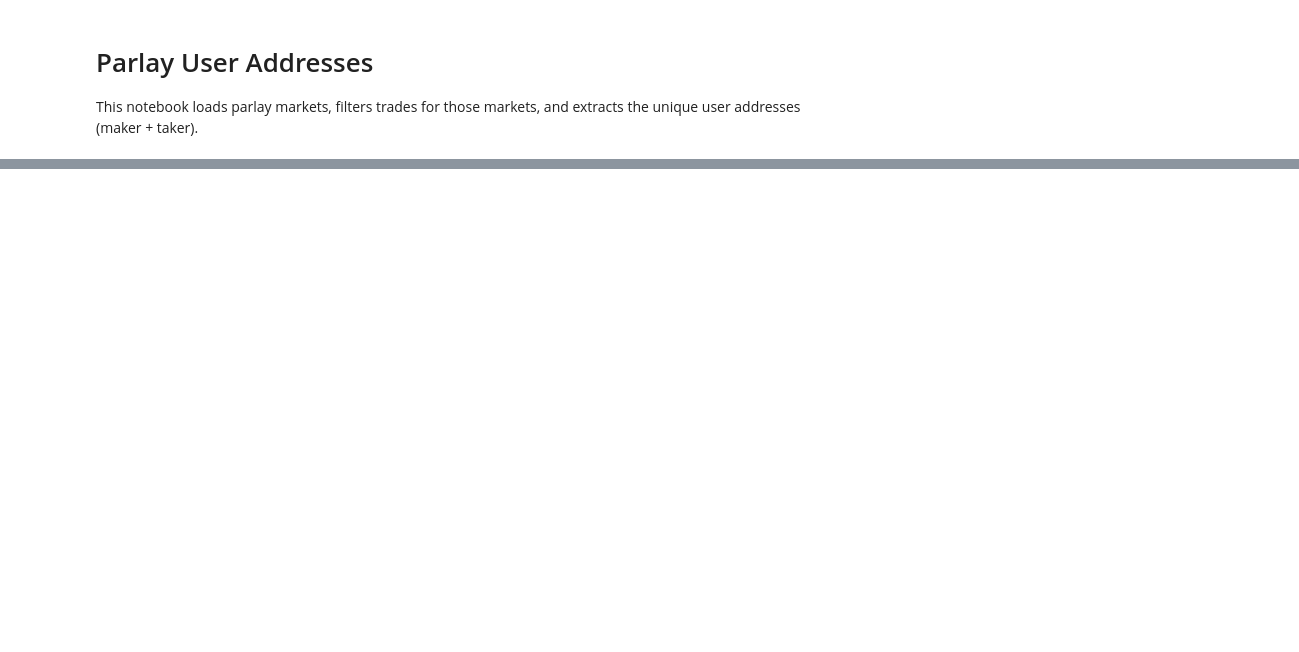
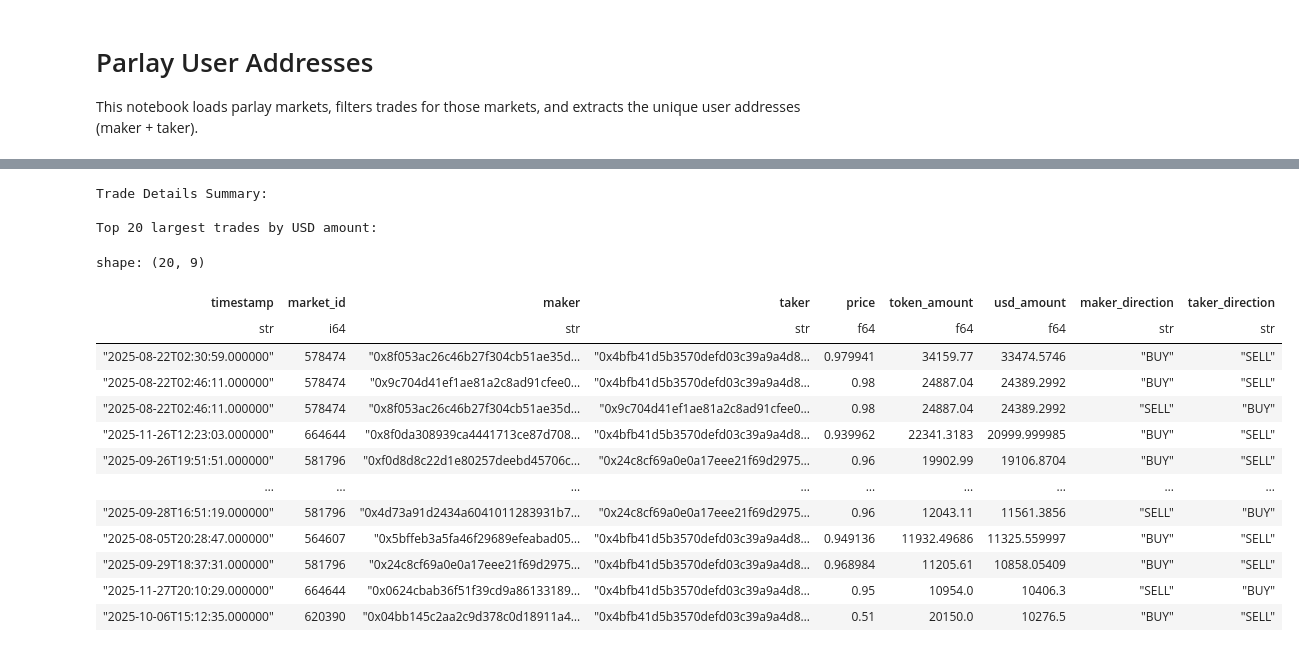
Before and after one commit to rndm-walk/poly_data, a Jupyter notebook: notebooks/find_parlay_users.ipynb, the cells around one changed output, grey strips where cells are left out. Saved outputs shown, nothing was run; the diff lists cells and outputs as text; code cells hidden in the pictures; blank space fills up the shorter version.

```diff
--- a/notebooks/find_parlay_users.ipynb
+++ b/notebooks/find_parlay_users.ipynb
@@ -162,0 +305,35 @@ shape: (10, 2)
+# %%
+# Detailed trade information for top 20 users
+print("Trade Details Summary:")
+trade_summary = top_20_trades.select([
+    pl.col("timestamp"),
+    pl.col("market_id"),
+    pl.col("maker"),
+    pl.col("taker"),
+    pl.col("price"),
+    pl.col("token_amount"),
+    pl.col("usd_amount"),
+    pl.col("maker_direction"),
+    pl.col("taker_direction")
+]).sort("usd_amount", descending=True)
+
+print(f"\nTop 20 largest trades by USD amount:")
+trade_summary.head(20)
+# %% [output]
+Trade Details Summary:
+
+Top 20 largest trades by USD amount:
+shape: (20, 9)
+| timestamp | market_id | maker | taker | price | token_amount | usd_amount | maker_direction | taker_direction |
+| str | i64 | str | str | f64 | f64 | f64 | str | str |
+| "2025-08-22T02:30:59.000000" | 578474 | "0x8f053ac26c46b27f304cb51ae35d… | "0x4bfb41d5b3570defd03c39a9a4d8… | 0.979941 | 34159.77 | 33474.5746 | "BUY" | "SELL" |
+| "2025-08-22T02:46:11.000000" | 578474 | "0x9c704d41ef1ae81a2c8ad91cfee0… | "0x4bfb41d5b3570defd03c39a9a4d8… | 0.98 | 24887.04 | 24389.2992 | "BUY" | "SELL" |
+| "2025-08-22T02:46:11.000000" | 578474 | "0x8f053ac26c46b27f304cb51ae35d… | "0x9c704d41ef1ae81a2c8ad91cfee0… | 0.98 | 24887.04 | 24389.2992 | "SELL" | "BUY" |
+| "2025-11-26T12:23:03.000000" | 664644 | "0x8f0da308939ca4441713ce87d708… | "0x4bfb41d5b3570defd03c39a9a4d8… | 0.939962 | 22341.3183 | 20999.999985 | "BUY" | "SELL" |
+| "2025-09-26T19:51:51.000000" | 581796 | "0xf0d8d8c22d1e80257deebd45706c… | "0x24c8cf69a0e0a17eee21f69d2975… | 0.96 | 19902.99 | 19106.8704 | "BUY" | "SELL" |
+| … | … | … | … | … | … | … | … | … |
+| "2025-09-28T16:51:19.000000" | 581796 | "0x4d73a91d2434a6041011283931b7… | "0x24c8cf69a0e0a17eee21f69d2975… | 0.96 | 12043.11 | 11561.3856 | "SELL" | "BUY" |
+| "2025-08-05T20:28:47.000000" | 564607 | "0x5bffeb3a5fa46f29689efeabad05… | "0x4bfb41d5b3570defd03c39a9a4d8… | 0.949136 | 11932.49686 | 11325.559997 | "BUY" | "SELL" |
+| "2025-09-29T18:37:31.000000" | 581796 | "0x24c8cf69a0e0a17eee21f69d2975… | "0x4bfb41d5b3570defd03c39a9a4d8… | 0.968984 | 11205.61 | 10858.05409 | "BUY" | "SELL" |
+| "2025-11-27T20:10:29.000000" | 664644 | "0x0624cbab36f51f39cd9a86133189… | "0x4bfb41d5b3570defd03c39a9a4d8… | 0.95 | 10954.0 | 10406.3 | "SELL" | "BUY" |
+| "2025-10-06T15:12:35.000000" | 620390 | "0x04bb145c2aa2c9d378c0d18911a4… | "0x4bfb41d5b3570defd03c39a9a4d8… | 0.51 | 20150.0 | 10276.5 | "BUY" | "SELL" |
```
Also changed, not shown: parts of 16 cells of this notebook, 19 other files.
